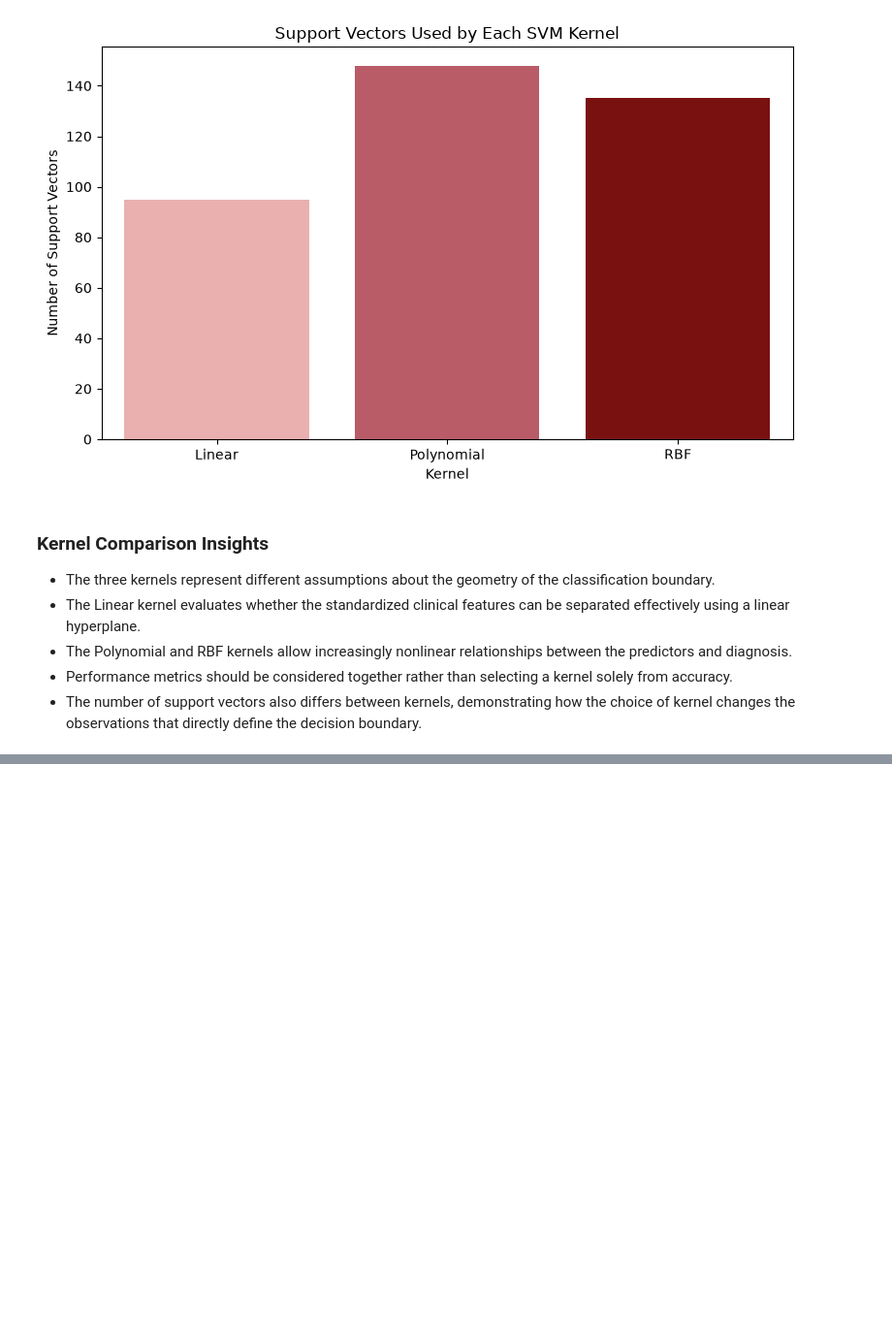
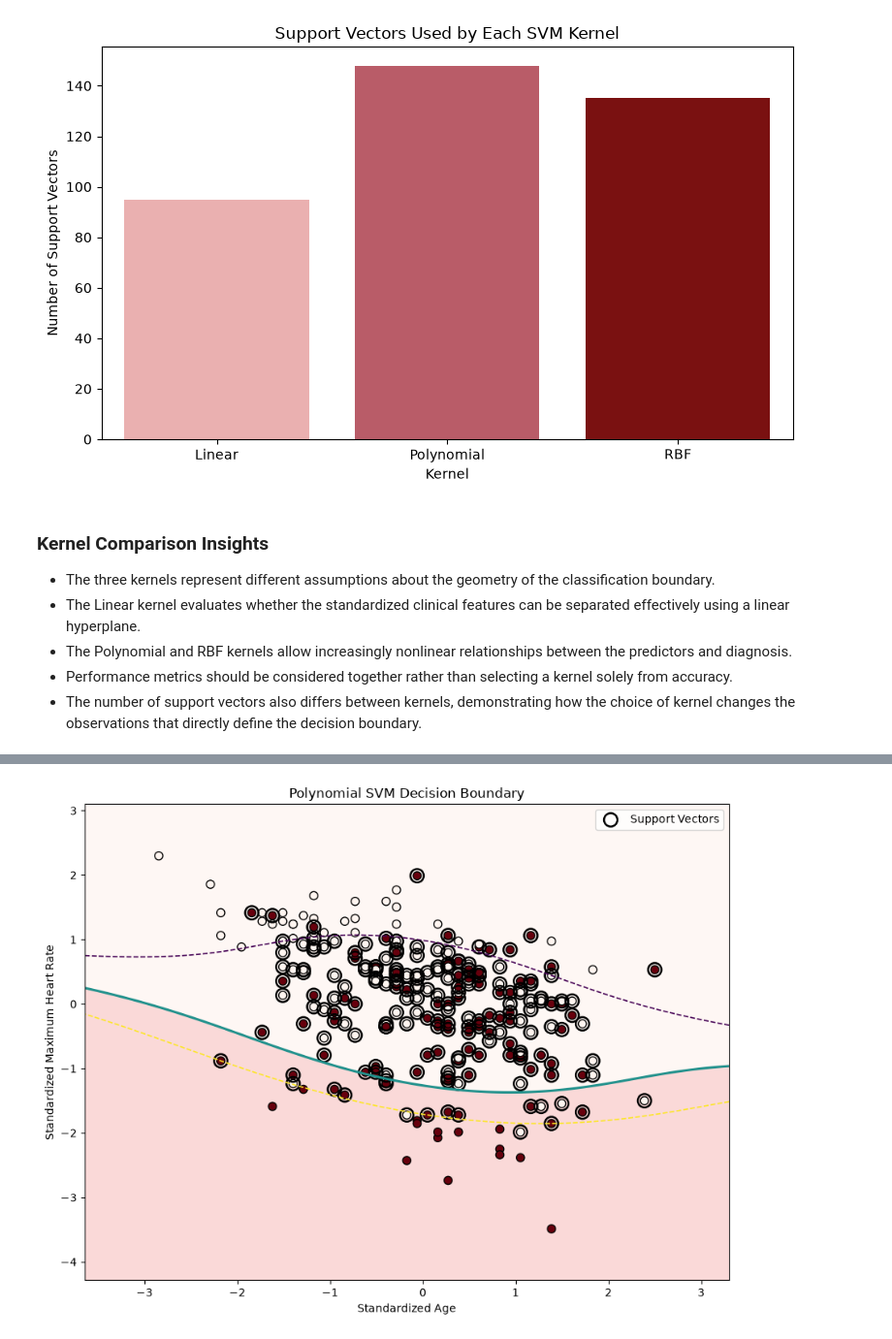
Before and after one commit to Pralishatripathy000/ml-support-vector-machine, a Jupyter notebook: notebook.ipynb, the cells around one changed output, grey strips where cells are left out. Shown at 97% size. Cells and saved outputs as stored; diff of their text form; code cells hidden in the pictures; blank space fills up the shorter version.

```diff
--- a/notebook.ipynb
+++ b/notebook.ipynb
@@ -918,0 +1026,20 @@ plt.show()
+# %%
+# Train and visualize a two-feature Polynomial SVM
+
+poly_visual_svm = SVC(
+    kernel="poly",
+    C=1.0,
+    gamma="scale"
+)
+
+poly_visual_svm.fit(X_vis_train_scaled, y_vis_train)
+
+plot_svm_boundary(
+    poly_visual_svm,
+    X_vis_train_scaled,
+    y_vis_train,
+    "Polynomial SVM Decision Boundary",
+    "outputs/figures/polynomial_svm_decision_boundary.png"
+)
+# %% [output]
+[figure, added]
```
Also changed, not shown: parts of 7 cells of this notebook, 4 other files.
